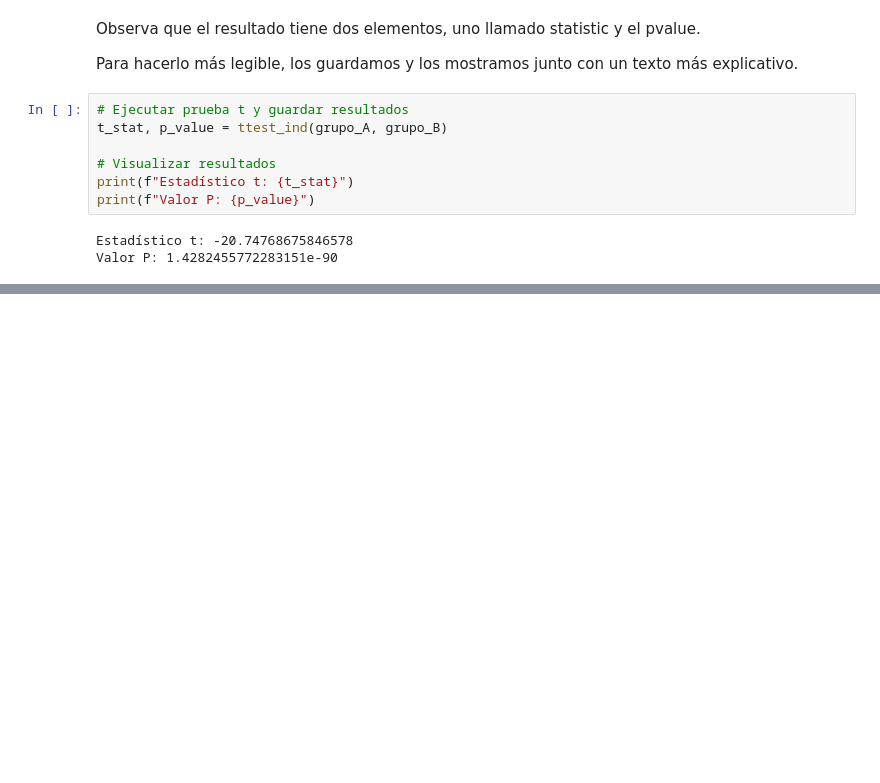
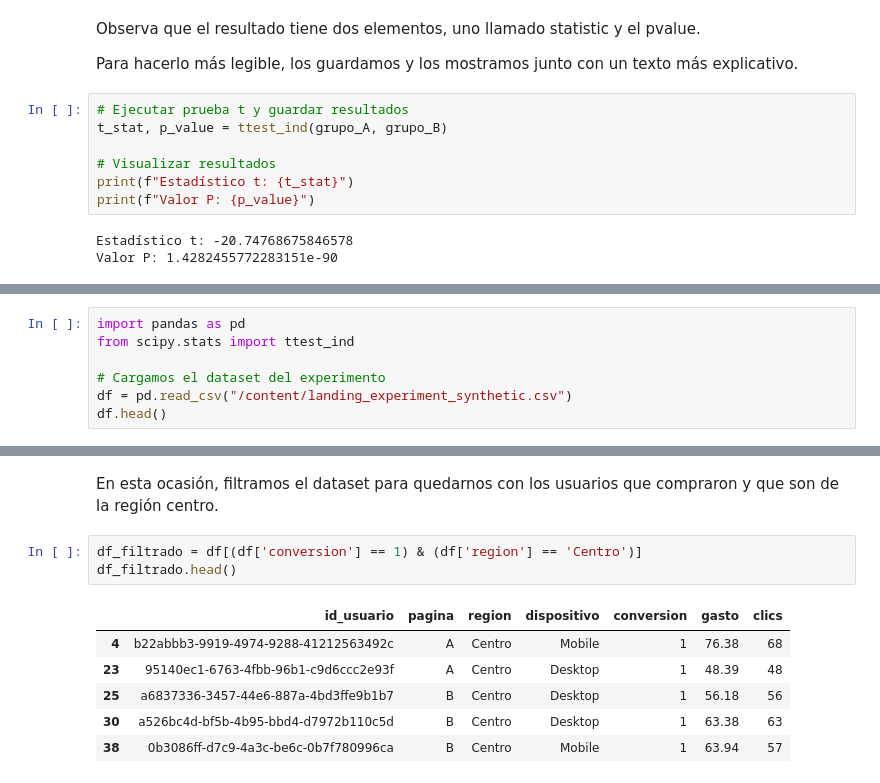
Before and after one commit to camiloch28/landing_experiment_synthetic-analysis, a Jupyter notebook: landing-experiment-analysis.ipynb, the cells around one changed output, grey strips where cells are left out. Cells and saved outputs as stored; diff of their text form; blank space fills up the shorter version.

```diff
--- a/landing-experiment-analysis.ipynb
+++ b/landing-experiment-analysis.ipynb
@@ -82,0 +172,7 @@ Valor P: 1.4282455772283151e-90
+# %%
+import pandas as pd
+from scipy.stats import ttest_ind
+
+# Cargamos el dataset del experimento
+df = pd.read_csv("/content/landing_experiment_synthetic.csv")
+df.head()
@@ -82,0 +186,12 @@ Valor P: 1.4282455772283151e-90
+# %% [markdown]
+En esta ocasión, filtramos el dataset para quedarnos con los usuarios que compraron y que son de la región centro.
+# %%
+df_filtrado = df[(df['conversion'] == 1) & (df['region'] == 'Centro')]
+df_filtrado.head()
+# %% [output]
+|  | id_usuario | pagina | region | dispositivo | conversion | gasto | clics |
+| 4 | b22abbb3-9919-4974-9288-41212563492c | A | Centro | Mobile | 1 | 76.38 | 68 |
+| 23 | 95140ec1-6763-4fbb-96b1-c9d6ccc2e93f | A | Centro | Desktop | 1 | 48.39 | 48 |
+| 25 | a6837336-3457-44e6-887a-4bd3ffe9b1b7 | B | Centro | Desktop | 1 | 56.18 | 56 |
+| 30 | a526bc4d-bf5b-4b95-bbd4-d7972b110c5d | B | Centro | Desktop | 1 | 63.38 | 63 |
+| 38 | 0b3086ff-d7c9-4a3c-be6c-0b7f780996ca | B | Centro | Mobile | 1 | 63.94 | 57 |
```
Also changed, not shown: parts of 25 cells of this notebook.
